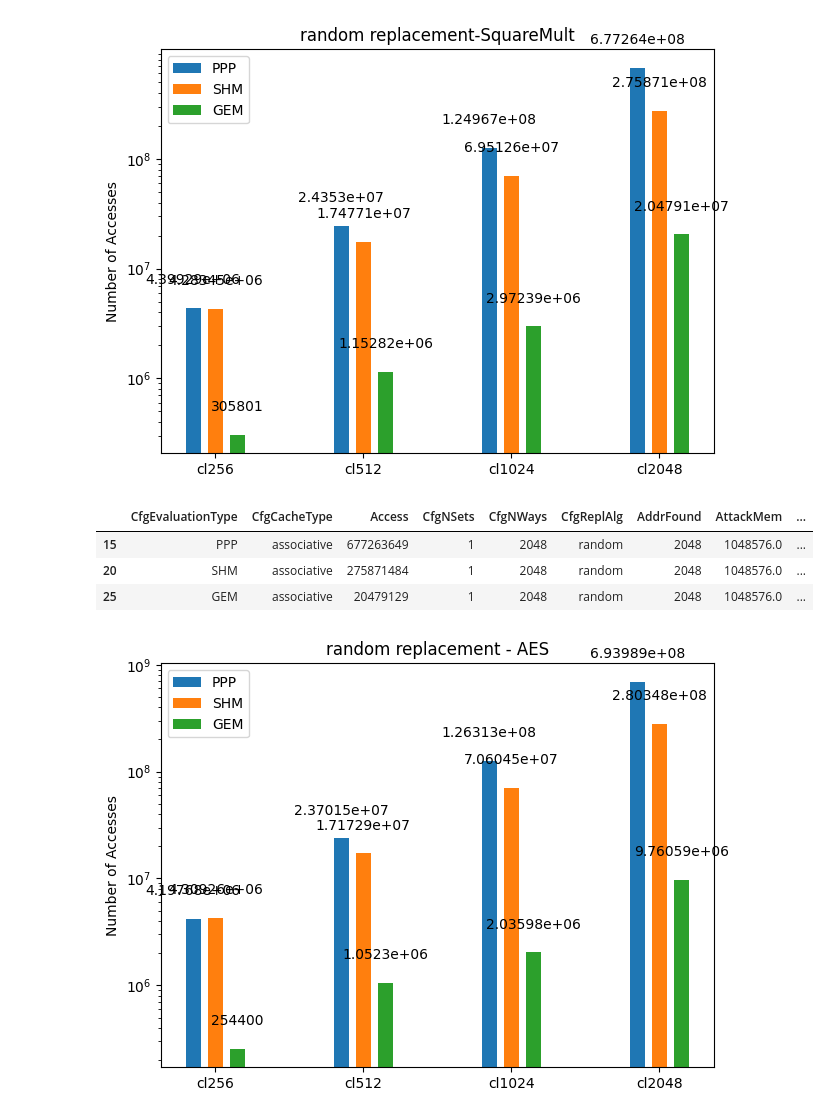
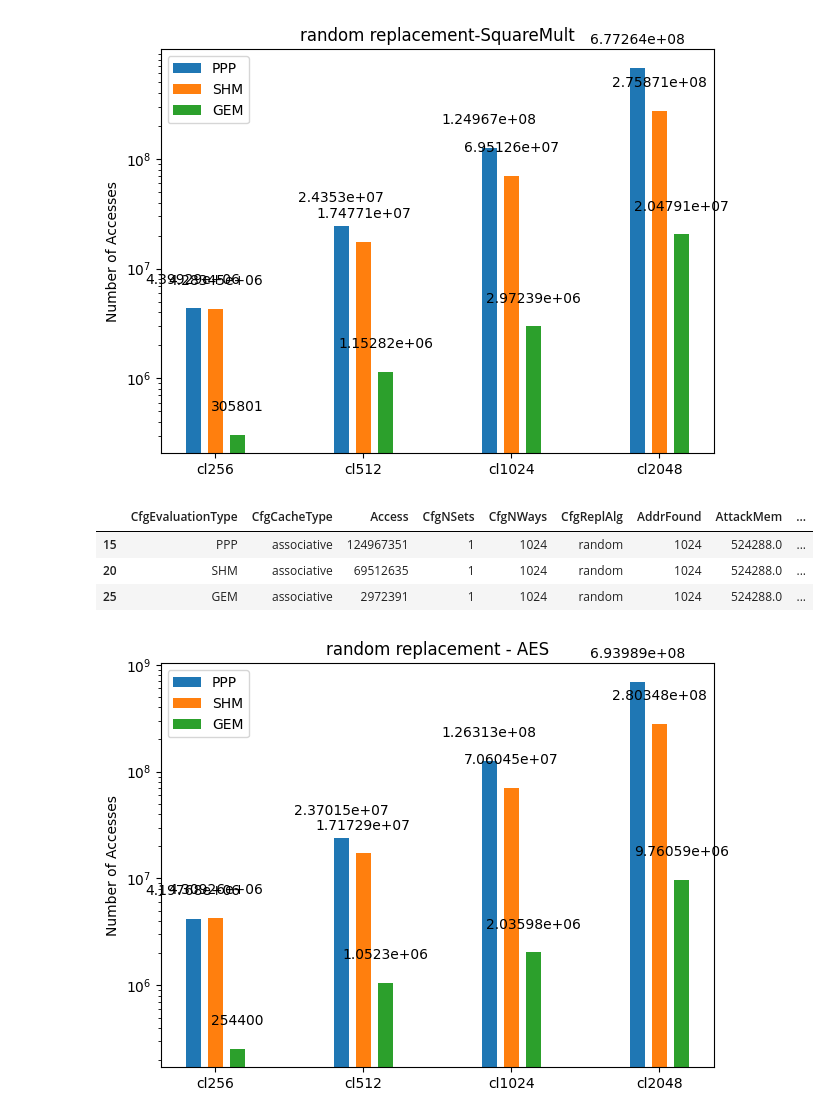
Before and after one commit to Abhi575k/cache-security-eval-cachefx, a Jupyter notebook: graph_creator.ipynb, the cells around one changed output. Saved outputs shown, nothing was run; the diff lists cells and outputs as text; code cells hidden in the pictures.

```diff
--- a/graph_creator.ipynb
+++ b/graph_creator.ipynb
@@ -82,13 +82,13 @@ data_2048=pd.concat([inp_data("./outputs/SquareMult/cl2048/assoc_rand.csv")])
 createPlot(data_256,data_512,data_1024,data_2048,"random replacement-SquareMult")
 # %% [output]
 [figure]
-# %%
-data_2048
-# %% [output]
-|  | CfgEvaluationType | CfgCacheType | Access | CfgNSets | CfgNWays | CfgReplAlg | AddrFound | AttackMem | ... |
-| 15 | PPP | associative | 677263649 | 1 | 2048 | random | 2048 | 1048576.0 | ... |
-| 20 | SHM | associative | 275871484 | 1 | 2048 | random | 2048 | 1048576.0 | ... |
-| 25 | GEM | associative | 20479129 | 1 | 2048 | random | 2048 | 1048576.0 | ... |
+# %%
+data_1024
+# %% [output]
+|  | CfgEvaluationType | CfgCacheType | Access | CfgNSets | CfgNWays | CfgReplAlg | AddrFound | AttackMem | ... |
+| 15 | PPP | associative | 124967351 | 1 | 1024 | random | 1024 | 524288.0 | ... |
+| 20 | SHM | associative | 69512635 | 1 | 1024 | random | 1024 | 524288.0 | ... |
+| 25 | GEM | associative | 2972391 | 1 | 1024 | random | 1024 | 524288.0 | ... |
 # %%
 # associative cache - random replacement - AES
 data_256=pd.concat([inp_data("./outputs/AES/cl256/assoc_rand.csv")])
```
Also changed, not shown: parts of 4 cells of this notebook, 5 other files.
